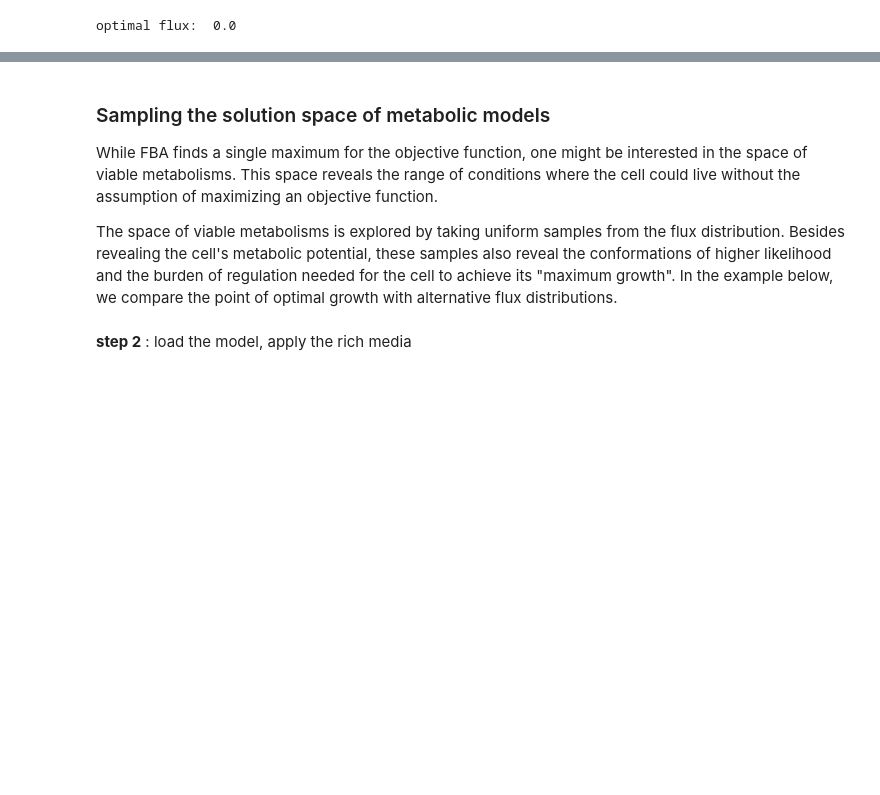
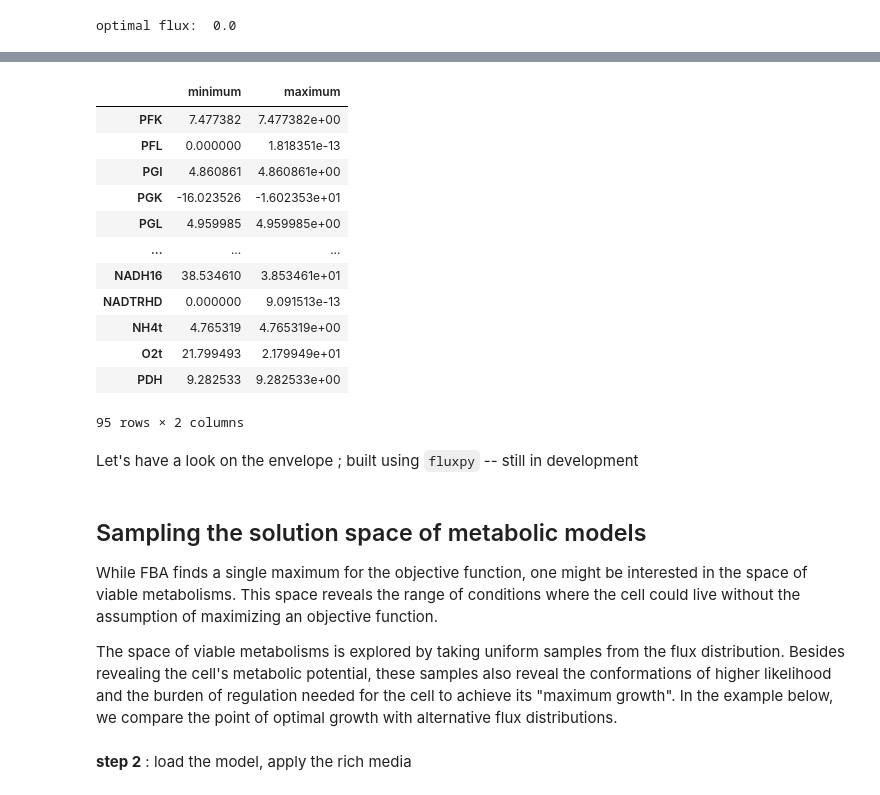
Before and after one commit to hariszaf/metabolic_toy_model, a Jupyter notebook: msc_class_run.ipynb, the cells around one changed output, grey strips where cells are left out. Saved outputs shown, nothing was run; the diff lists cells and outputs as text; code cells hidden in the pictures; blank space fills up the shorter version.

```diff
--- a/msc_class_run.ipynb
+++ b/msc_class_run.ipynb
@@ -916,5 +791,25 @@ model.medium
+# %%
+modelFolder = os.path.join(os.getcwd(), "files", "models")
+ecoli  =  cobra.io.read_sbml_model(os.path.join(modelFolder,'e_coli_core.xml' ))
+cobra.flux_analysis.flux_variability_analysis(ecoli)
+# %% [output]
+|  | minimum | maximum |
+| PFK | 7.477382 | 7.477382e+00 |
+| PFL | 0.000000 | 1.818351e-13 |
+| PGI | 4.860861 | 4.860861e+00 |
+| PGK | -16.023526 | -1.602353e+01 |
+| PGL | 4.959985 | 4.959985e+00 |
+| ... | ... | ... |
+| NADH16 | 38.534610 | 3.853461e+01 |
+| NADTRHD | 0.000000 | 9.091513e-13 |
+| NH4t | 4.765319 | 4.765319e+00 |
+| O2t | 21.799493 | 2.179949e+01 |
+| PDH | 9.282533 | 9.282533e+00 |
+95 rows × 2 columns
+# %% [markdown]
+Let's have a look on the envelope ; built using `fluxpy` -- still in development
 # %% [markdown]
-### Sampling the solution space of metabolic models
+## Sampling the solution space of metabolic models
 
 While FBA finds a single maximum for the objective function, one might be interested in the space of viable metabolisms. This space reveals the range of conditions where the cell could live without the assumption of maximizing an objective function.
 
```
Also changed, not shown: parts of 48 cells of this notebook, 1 other file.
